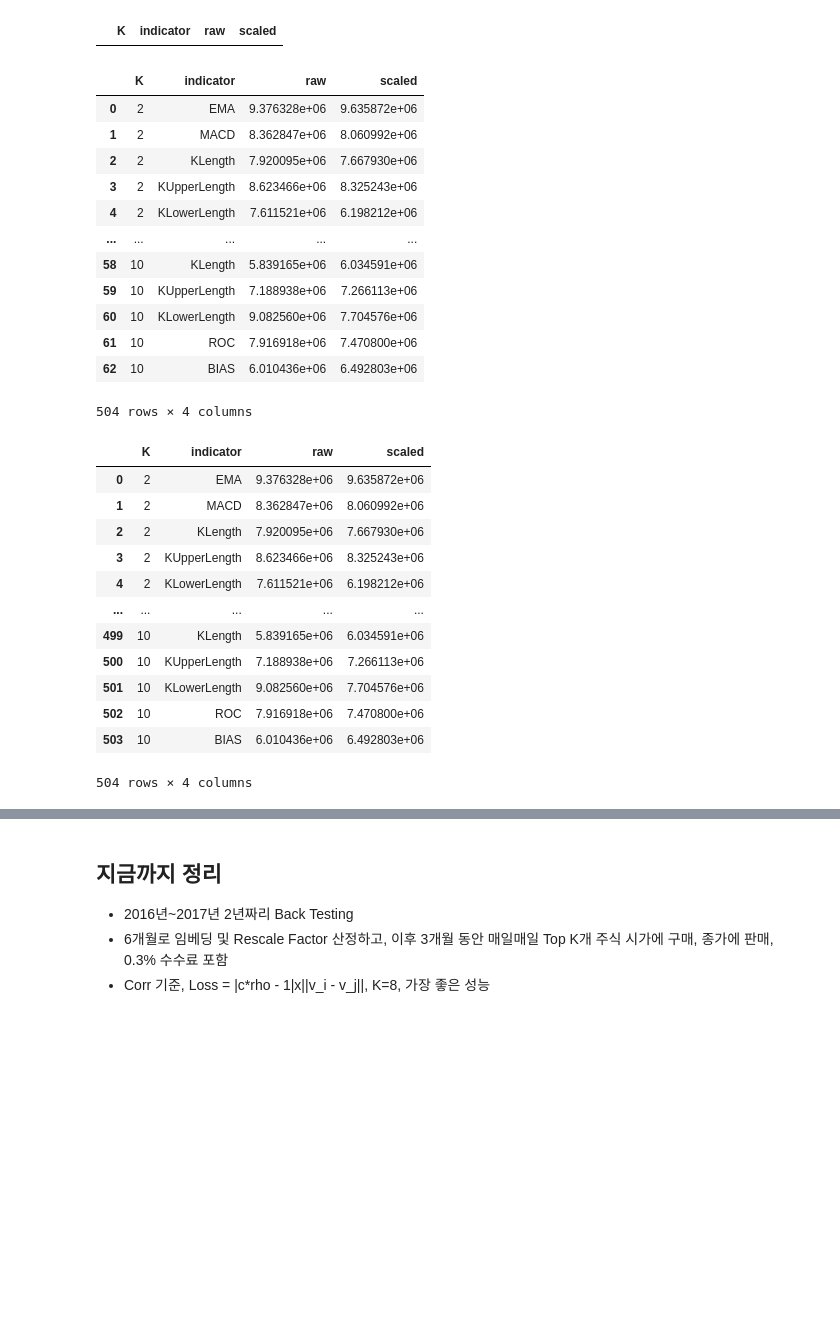
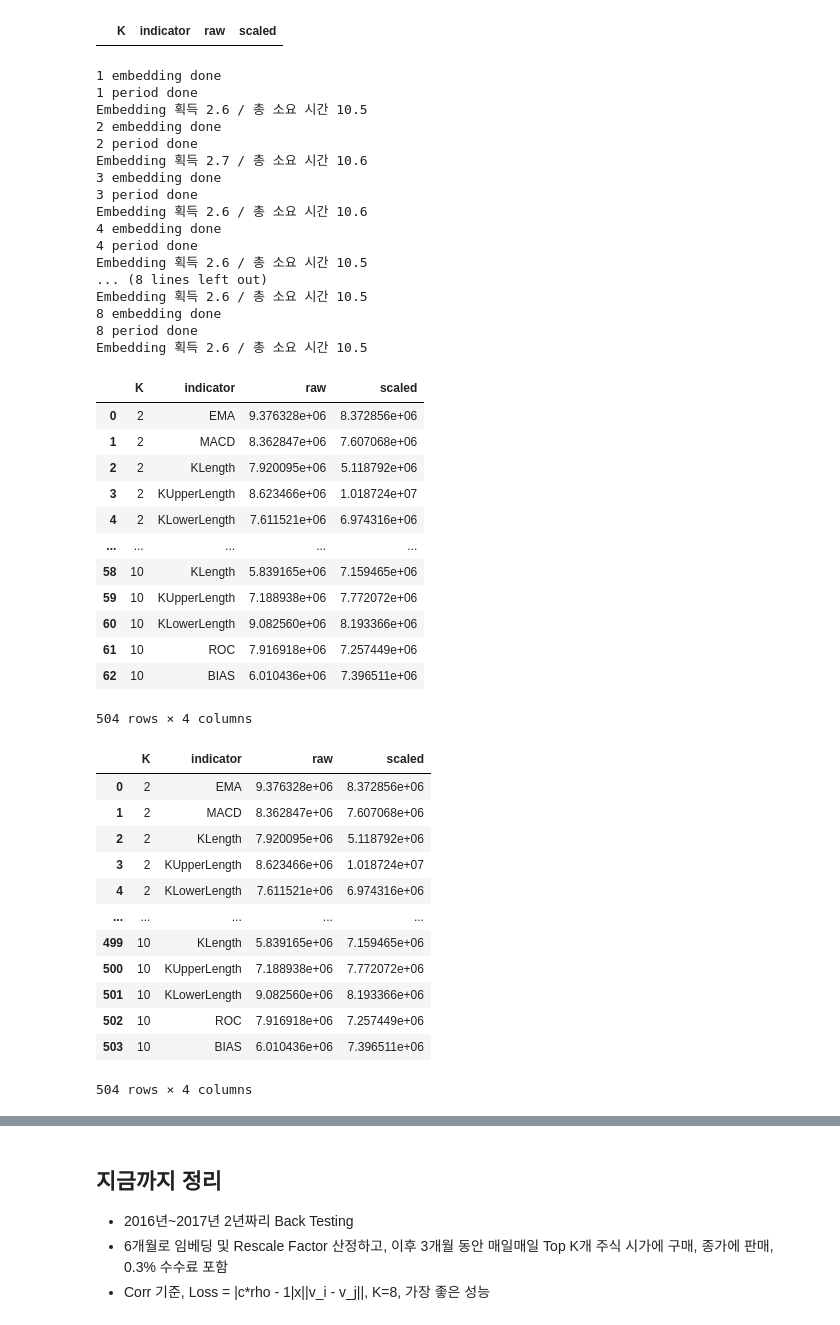
Before and after one commit to reyllama/TTIO, a Jupyter notebook: 07_BackTest.ipynb, the cells around one changed output, grey strips where cells are left out. Drawn from its saved outputs; the diff is of its cells as text; code cells hidden in the pictures; blank space fills up the shorter version.

```diff
--- a/07_BackTest.ipynb
+++ b/07_BackTest.ipynb
@@ -286,24 +274,51 @@ output
 # %% [output]
 |  | K | indicator | raw | scaled |
 # %%
+import warnings
+warnings.filterwarnings('ignore')
+import time
+
 for n_ in range(1, 9):
 
+    t0 = time.time()
     df, embeddings, st, ed = data_preparer(n=n_, n_epochs=100, lr=0.05, silent=True, corr=True)
-    result_dict = K_selector(data=data, corr_df=df, start=st, end=ed, window=62, embeddings=embeddings, e=15, silent=True)
+    print('{} embedding done'.format(n_))
+    t1 = time.time()
+    result_dict = K_selector(data=data, corr_df=df, start=st, end=ed, window=62, embeddings=embeddings, e=10, silent=True)
     output = pd.concat([output, pd.DataFrame(data=result_dict)])
+    print('{} period done'.format(n_))
+    t2 = time.time()
+    print("Embedding 획득 {0:.1f} / 총 소요 시간 {1:.1f}".format((t1-t0)/60, (t2-t0)/60))
 output
 # %% [output]
+1 embedding done
+1 period done
+Embedding 획득 2.6 / 총 소요 시간 10.5
+2 embedding done
+2 period done
+Embedding 획득 2.7 / 총 소요 시간 10.6
+3 embedding done
+3 period done
+Embedding 획득 2.6 / 총 소요 시간 10.6
+4 embedding done
+4 period done
+Embedding 획득 2.6 / 총 소요 시간 10.5
+... (8 lines left out)
+Embedding 획득 2.6 / 총 소요 시간 10.5
+8 embedding done
+8 period done
+Embedding 획득 2.6 / 총 소요 시간 10.5
 |  | K | indicator | raw | scaled |
-| 0 | 2 | EMA | 9.376328e+06 | 9.635872e+06 |
-| 1 | 2 | MACD | 8.362847e+06 | 8.060992e+06 |
-| 2 | 2 | KLength | 7.920095e+06 | 7.667930e+06 |
-| 3 | 2 | KUpperLength | 8.623466e+06 | 8.325243e+06 |
-| 4 | 2 | KLowerLength | 7.611521e+06 | 6.198212e+06 |
+| 0 | 2 | EMA | 9.376328e+06 | 8.372856e+06 |
+| 1 | 2 | MACD | 8.362847e+06 | 7.607068e+06 |
+| 2 | 2 | KLength | 7.920095e+06 | 5.118792e+06 |
+| 3 | 2 | KUpperLength | 8.623466e+06 | 1.018724e+07 |
+| 4 | 2 | KLowerLength | 7.611521e+06 | 6.974316e+06 |
 | ... | ... | ... | ... | ... |
-| 58 | 10 | KLength | 5.839165e+06 | 6.034591e+06 |
-| 59 | 10 | KUpperLength | 7.188938e+06 | 7.266113e+06 |
-| 60 | 10 | KLowerLength | 9.082560e+06 | 7.704576e+06 |
-| 61 | 10 | ROC | 7.916918e+06 | 7.470800e+06 |
-| 62 | 10 | BIAS | 6.010436e+06 | 6.492803e+06 |
+| 58 | 10 | KLength | 5.839165e+06 | 7.159465e+06 |
+| 59 | 10 | KUpperLength | 7.188938e+06 | 7.772072e+06 |
+| 60 | 10 | KLowerLength | 9.082560e+06 | 8.193366e+06 |
+| 61 | 10 | ROC | 7.916918e+06 | 7.257449e+06 |
+| 62 | 10 | BIAS | 6.010436e+06 | 7.396511e+06 |
-504 rows × 4 columns
+504 rows × 4 columns
 # %%
@@ -313,17 +328,17 @@ output = output.reset_index(drop=True)
 output
 # %% [output]
 |  | K | indicator | raw | scaled |
-| 0 | 2 | EMA | 9.376328e+06 | 9.635872e+06 |
-| 1 | 2 | MACD | 8.362847e+06 | 8.060992e+06 |
-| 2 | 2 | KLength | 7.920095e+06 | 7.667930e+06 |
-| 3 | 2 | KUpperLength | 8.623466e+06 | 8.325243e+06 |
-| 4 | 2 | KLowerLength | 7.611521e+06 | 6.198212e+06 |
+| 0 | 2 | EMA | 9.376328e+06 | 8.372856e+06 |
+| 1 | 2 | MACD | 8.362847e+06 | 7.607068e+06 |
+| 2 | 2 | KLength | 7.920095e+06 | 5.118792e+06 |
+| 3 | 2 | KUpperLength | 8.623466e+06 | 1.018724e+07 |
+| 4 | 2 | KLowerLength | 7.611521e+06 | 6.974316e+06 |
 | ... | ... | ... | ... | ... |
-| 499 | 10 | KLength | 5.839165e+06 | 6.034591e+06 |
-| 500 | 10 | KUpperLength | 7.188938e+06 | 7.266113e+06 |
-| 501 | 10 | KLowerLength | 9.082560e+06 | 7.704576e+06 |
-| 502 | 10 | ROC | 7.916918e+06 | 7.470800e+06 |
-| 503 | 10 | BIAS | 6.010436e+06 | 6.492803e+06 |
+| 499 | 10 | KLength | 5.839165e+06 | 7.159465e+06 |
+| 500 | 10 | KUpperLength | 7.188938e+06 | 7.772072e+06 |
+| 501 | 10 | KLowerLength | 9.082560e+06 | 8.193366e+06 |
+| 502 | 10 | ROC | 7.916918e+06 | 7.257449e+06 |
+| 503 | 10 | BIAS | 6.010436e+06 | 7.396511e+06 |
 504 rows × 4 columns
 # %%
 output['diff'] = output['scaled'] - output['raw']
```
Also changed, not shown: parts of 7 cells of this notebook.
